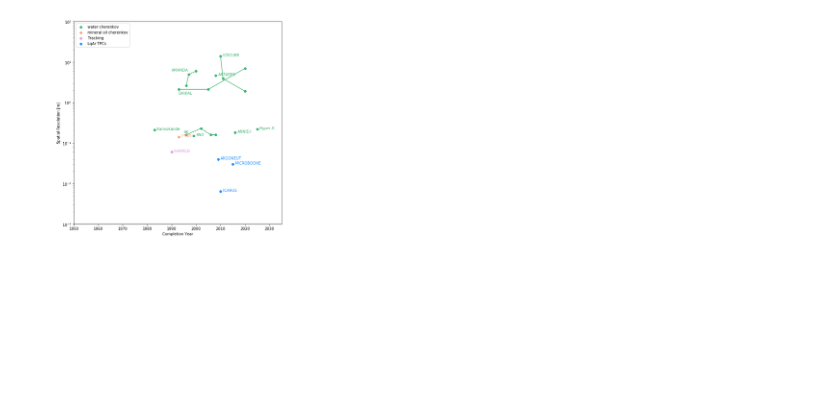
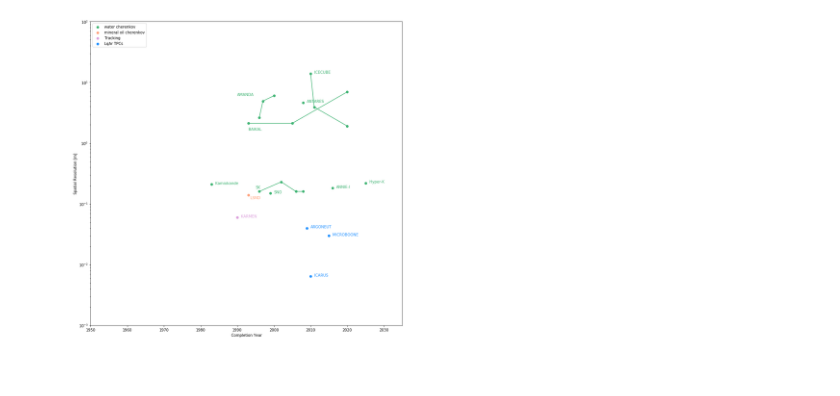
Before and after one commit to ShiveshM/NeutrinoDetectorsPlot, a Jupyter notebook: neutrinoNotebook.ipynb, the cells around one changed output. Cells and saved outputs as stored; diff of their text form; code cells hidden in the pictures; blank space fills up the shorter version.

Commit message:
larger plot

```diff
--- a/neutrinoNotebook.ipynb
+++ b/neutrinoNotebook.ipynb
@@ -56,7 +56,7 @@ tpcYears = [2010, 2009, 2015, 0, 2020, 2025]
 tpcSpatRes = [0.0064, 0.04, 0.03, 0, 0, 0]
 tpcMasses = [0, 690, 80739, 0, 0, 0]
 
-fig = plt.figure(figsize=(10,10))
+fig = plt.figure(figsize=(15,15))
 ax = fig.add_subplot(111)
 ax.plot(amandaYears, amandaSpatRes, color='mediumseagreen', marker='o')
 ax.plot(baikalYears, baikalSpatRes, color='mediumseagreen', marker='o')
@@ -66,32 +66,32 @@ ax.scatter(wCherenkovYears, wCherenkovSpatRes, color='mediumseagreen', label='wa
 ax.scatter(moCherenkovYears, moCherenkovSpatRes, color='lightsalmon', label='mineral oil cherenkov')
 ax.scatter(trackingYears, trackingSpatRes, color='plum', label='Tracking')
 ax.scatter(tpcYears, tpcSpatRes, color='dodgerblue', label='LqAr TPCs')
 ax.legend(loc='upper left')
 ax.set_yscale('log')
 
 ax.annotate("AMANDA", (amandaYears[2]-10, amandaSpatRes[2]), color='mediumseagreen')
 ax.annotate("BAIKAL", (baikalYears[0], baikalSpatRes[0]-0.5), color='mediumseagreen')
 ax.annotate("ICECUBE", (icecubeYears[0]+1, icecubeSpatRes[0]), color='mediumseagreen')
 ax.annotate("SK", (superkYears[0]-1.0, superkSpatRes[0]+0.02), color='mediumseagreen')
 
 for i, txt in enumerate(wCherenkovDetectors):
     ax.annotate(txt, (wCherenkovYears[i]+1.0, wCherenkovSpatRes[i]), color='mediumseagreen')
 
 for i, txt, in enumerate(moCherenkovDetectors):
-    ax. annotate(txt, (moCherenkovYears[i]+1.0, moCherenkovSpatRes[i]), color='lightsalmon')
+    ax. annotate(txt, (moCherenkovYears[i]+0.5, moCherenkovSpatRes[i]-0.02), color='lightsalmon')
 
 for i, txt, in enumerate(trackingDetectors):
     ax. annotate(txt, (trackingYears[i]+1.0, trackingSpatRes[i]), color='plum')
 
 for i, txt, in enumerate(tpcDetectors):
     ax. annotate(txt, (tpcYears[i]+1.0, tpcSpatRes[i]), color='dodgerblue')
 
     plt.ylim(0.001, 100)
 plt.ylabel('Spatial Resolution [m]')
 plt.xlabel('Completion Year')
 plt.xlim(1950, 2035)
 
 
 plt.show()
 # %% [output]
-[figure, old version]
+[figure, new version]
```
